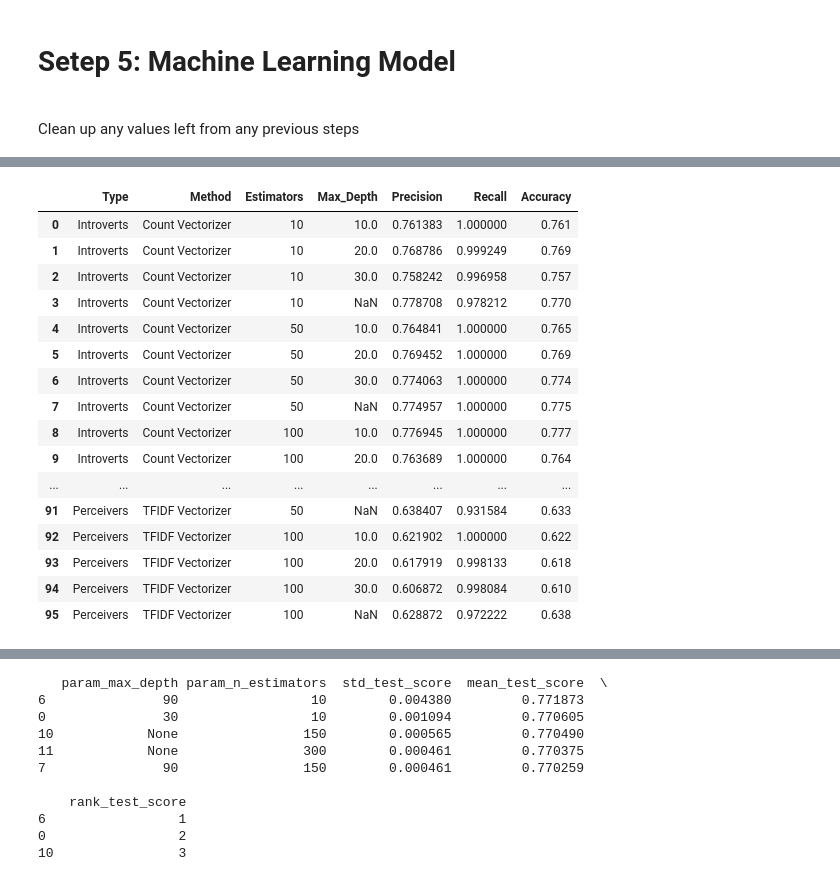
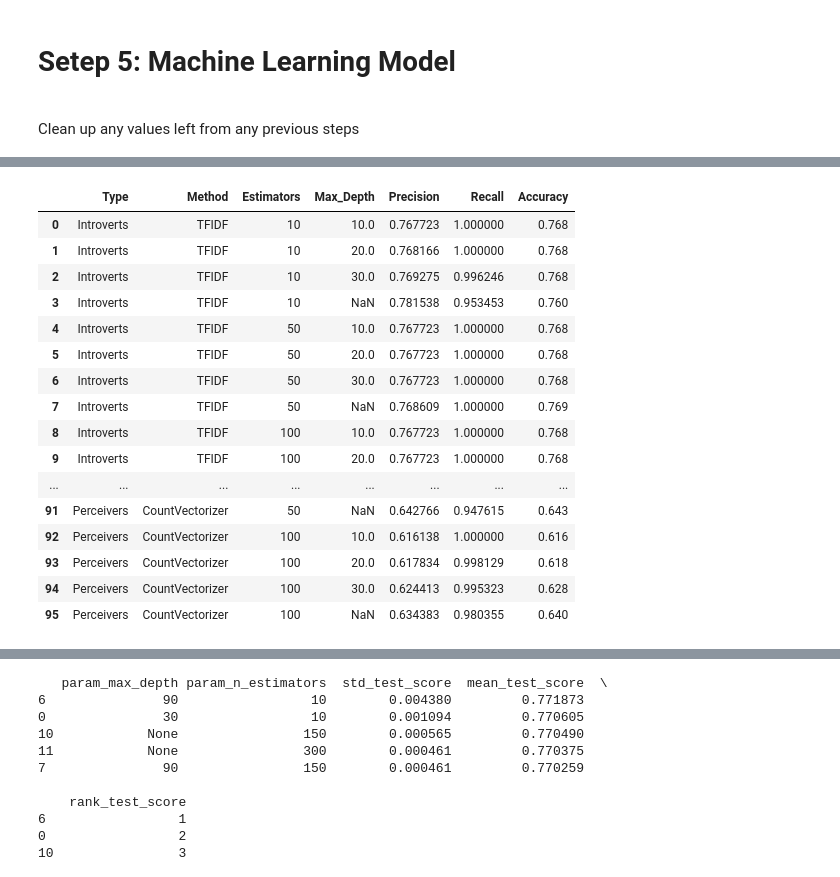
Before and after one commit to shshakib/Twitter-Personality-Prediction, a Jupyter notebook: Step5 Machine Learning Model.ipynb, the cells around one changed output, grey strips where cells are left out. Saved outputs shown, nothing was run; the diff lists cells and outputs as text; code cells hidden in the pictures.

Commit message:
Working to change ML to split data to train/test and then Vectorize - 1

```diff
--- a/Step5 Machine Learning Model.ipynb
+++ b/Step5 Machine Learning Model.ipynb
@@ -30,0 +30,14 @@ features_Dic = {'Count Vectorizer': sparse.load_npz('full_Lem_CV.npz'),
+# %%
+from sklearn.model_selection import train_test_split
+
+X_train, X_test, Y_train, Y_test = train_test_split(mbti_Dataset['Posts_Lemmatized'], mbti_Dataset[['IE' , 'NS', 'FT', 'PJ']], test_size=0.2)#20% of dataset is test set
+
+
+X_train.to_pickle('X_train')
+X_train.to_pickle('X_test')
+X_train.to_pickle('Y_train')
+X_train.to_pickle('Y_test')
+#np.save('Y_train', Y_train)#Saving results
+#np.save('Y_test', Y_test)#Saving results
+#np.save('X_train', Y_train)#Saving results
+#np.save('X_test', Y_test)#Saving results
@@ -35,28 +133,30 @@ features_Dic = {'Count Vectorizer': sparse.load_npz('full_Lem_CV.npz'),
 from sklearn.metrics import precision_recall_fscore_support as score
 from sklearn.model_selection import train_test_split
 from sklearn.ensemble import RandomForestClassifier
+from sklearn.feature_extraction.text import TfidfVectorizer
 
 pd.set_option('display.max_rows', None, 'display.max_colwidth', 500)
 
-def rfClassifier_GridSearch(X_Features, dataset_PD, test_Szie, Lable, feature_type, n_est, depth, is_print = True,):
+
+def rfClassifier_GridSearch(X_test_set, X_train_set, Lable, n_est, depth, feature_type, is_print = True):
     if Lable == 'IE':
-        Lable = 'I'
+        s_Lable = 'I'
         predict_Lable = 'Introverts'
     elif Lable == 'NS':
-        Lable = 'N'
+        s_Lable = 'N'
         predict_Lable = 'Intuitives'
     elif Lable == 'FT':
-        Lable = 'F'
+        s_Lable = 'F'
         predict_Lable = 'Feelers'
     elif Lable == 'PJ':
-        Lable = 'P'
+        s_Lable = 'P'
         predict_Lable = 'Perceivers'
 
-    X_train, X_test, Y_train, Y_test = train_test_split(X_Features, dataset_PD, test_size=test_Szie)#20% of dataset is test set
     rf = RandomForestClassifier(n_estimators=n_est, max_depth=depth ,n_jobs=-1)#Max depth of tree is 20
-    rf_model = rf.fit(X_train, Y_train)
-    Y_pred = rf_model.predict(X_test)
-    precision, recall, fscore, support = score(Y_test, Y_pred, pos_label=Lable, average='binary')
+    rf_model = rf.fit(X_train_set, Y_train[Lable])
+    Y_pred = rf_model.predict(X_test_set)
+
+    precision, recall, fscore, support = score(Y_test[Lable], Y_pred, pos_label=s_Lable, average='binary')
     if is_print:
         print('Being ' + predict_Lable + ' using ' + feature_type + ':'  ,
         'Estimators: {} / Max_Depth: {} --> Precision: {} / Recall: {} / Accuracy: {}'.format(
@@ -64,19 +164,30 @@ def rfClassifier_GridSearch(X_Features, dataset_PD, test_Szie, Lable, feature_ty
                                                         depth,
                                                         round(precision, 3),
                                                         round(recall, 3),
-                                                        round((Y_pred==Y_test).sum() / len(Y_pred),3)))
-    return([predict_Lable, feature_type, n_est, depth, precision, recall, round((Y_pred==Y_test).sum() / len(Y_pred),3)])
-
+                                                        round((Y_pred==Y_test[Lable]).sum() / len(Y_pred),3)))
+    return([predict_Lable, feature_type, n_est, depth, precision, recall, round((Y_pred==Y_test[Lable]).sum() / len(Y_pred),3)])
 
 
 classes = ['IE' , 'NS', 'FT', 'PJ']
 rf_result = []
+Y_test = sparse.load_npz('Y_test.npz')
+Y_train = sparse.load_npz('Y_train.npz')
 
-for item in classes:
-    for key, X_Features in features_Dic.items():
+for feature_type in ['TFIDF', 'CountVectorizer', 'N-gram']:
+    if feature_type == 'TFIDF':
+        X_test_set = sparse.load_npz('X_test_tfidf.npz')
+        X_train_set = sparse.load_npz('X_train_tfidf.npz')
+    elif feature_type == 'CountVectorizer':
+        X_test_set = sparse.load_npz('X_test_count.npz')
+        X_train_set = sparse.load_npz('X_train_count.npz')
+    elif feature_type == 'N-gram':
+        X_test_set = sparse.load_npz('X_test_ngram.npz')
+        X_train_set = sparse.load_npz('X_train_ngram.npz')
+    for item in classes:
         for n_est in [10, 50, 100]:
             for depth in [10, 20, 30, None]:
-                rf_result.append(rfClassifier_GridSearch(X_Features, mbti_Dataset[item], 0.2, item, key, n_est, depth, is_print=False))
+                rf_result.append(rfClassifier_GridSearch(X_test_set = X_test_set, X_train_set = X_train_set, Lable = item, n_est=n_est, depth=depth, feature_type=feature_type,is_print = True))
+
 
 pd.DataFrame(rf_result, columns= ['Type', 'Method', 'Estimators', 'Max_Depth', 'Precision', 'Recall', 'Accuracy']).to_csv('RF_Holdout_Result.csv')
 pd.DataFrame(rf_result, columns= ['Type', 'Method', 'Estimators', 'Max_Depth', 'Precision', 'Recall', 'Accuracy'])
@@ -84,17 +212,17 @@ pd.DataFrame(rf_result, columns= ['Type', 'Method', 'Estimators', 'Max_Depth', '
 |  | Type | Method | Estimators | Max_Depth | Precision | Recall | Accuracy |
-| 0 | Introverts | Count Vectorizer | 10 | 10.0 | 0.761383 | 1.000000 | 0.761 |
-| 1 | Introverts | Count Vectorizer | 10 | 20.0 | 0.768786 | 0.999249 | 0.769 |
-| 2 | Introverts | Count Vectorizer | 10 | 30.0 | 0.758242 | 0.996958 | 0.757 |
-| 3 | Introverts | Count Vectorizer | 10 | NaN | 0.778708 | 0.978212 | 0.770 |
-| 4 | Introverts | Count Vectorizer | 50 | 10.0 | 0.764841 | 1.000000 | 0.765 |
-| 5 | Introverts | Count Vectorizer | 50 | 20.0 | 0.769452 | 1.000000 | 0.769 |
-| 6 | Introverts | Count Vectorizer | 50 | 30.0 | 0.774063 | 1.000000 | 0.774 |
-| 7 | Introverts | Count Vectorizer | 50 | NaN | 0.774957 | 1.000000 | 0.775 |
-| 8 | Introverts | Count Vectorizer | 100 | 10.0 | 0.776945 | 1.000000 | 0.777 |
-| 9 | Introverts | Count Vectorizer | 100 | 20.0 | 0.763689 | 1.000000 | 0.764 |
+| 0 | Introverts | TFIDF | 10 | 10.0 | 0.767723 | 1.000000 | 0.768 |
+| 1 | Introverts | TFIDF | 10 | 20.0 | 0.768166 | 1.000000 | 0.768 |
+| 2 | Introverts | TFIDF | 10 | 30.0 | 0.769275 | 0.996246 | 0.768 |
+| 3 | Introverts | TFIDF | 10 | NaN | 0.781538 | 0.953453 | 0.760 |
+| 4 | Introverts | TFIDF | 50 | 10.0 | 0.767723 | 1.000000 | 0.768 |
+| 5 | Introverts | TFIDF | 50 | 20.0 | 0.767723 | 1.000000 | 0.768 |
+| 6 | Introverts | TFIDF | 50 | 30.0 | 0.767723 | 1.000000 | 0.768 |
+| 7 | Introverts | TFIDF | 50 | NaN | 0.768609 | 1.000000 | 0.769 |
+| 8 | Introverts | TFIDF | 100 | 10.0 | 0.767723 | 1.000000 | 0.768 |
+| 9 | Introverts | TFIDF | 100 | 20.0 | 0.767723 | 1.000000 | 0.768 |
 | ... | ... | ... | ... | ... | ... | ... | ... |
-| 91 | Perceivers | TFIDF Vectorizer | 50 | NaN | 0.638407 | 0.931584 | 0.633 |
-| 92 | Perceivers | TFIDF Vectorizer | 100 | 10.0 | 0.621902 | 1.000000 | 0.622 |
-| 93 | Perceivers | TFIDF Vectorizer | 100 | 20.0 | 0.617919 | 0.998133 | 0.618 |
-| 94 | Perceivers | TFIDF Vectorizer | 100 | 30.0 | 0.606872 | 0.998084 | 0.610 |
-| 95 | Perceivers | TFIDF Vectorizer | 100 | NaN | 0.628872 | 0.972222 | 0.638 |
+| 91 | Perceivers | CountVectorizer | 50 | NaN | 0.642766 | 0.947615 | 0.643 |
+| 92 | Perceivers | CountVectorizer | 100 | 10.0 | 0.616138 | 1.000000 | 0.616 |
+| 93 | Perceivers | CountVectorizer | 100 | 20.0 | 0.617834 | 0.998129 | 0.618 |
+| 94 | Perceivers | CountVectorizer | 100 | 30.0 | 0.624413 | 0.995323 | 0.628 |
+| 95 | Perceivers | CountVectorizer | 100 | NaN | 0.634383 | 0.980355 | 0.640 |
```
Also changed, not shown: parts of 10 cells of this notebook, 2 other files.
